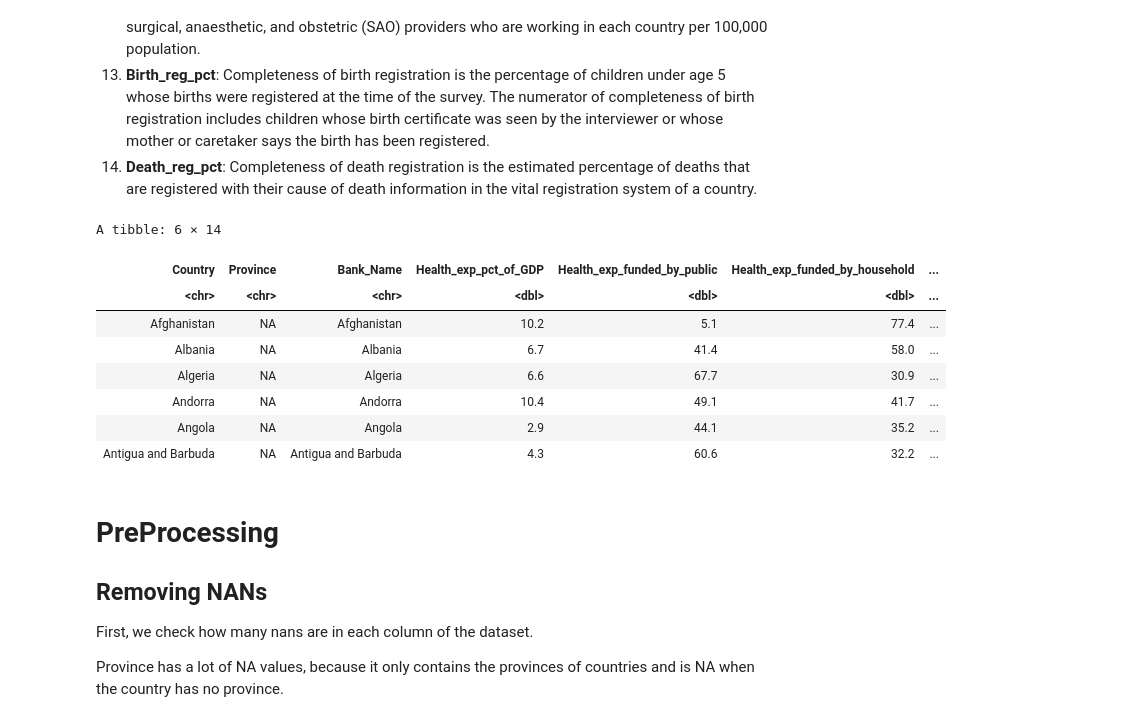
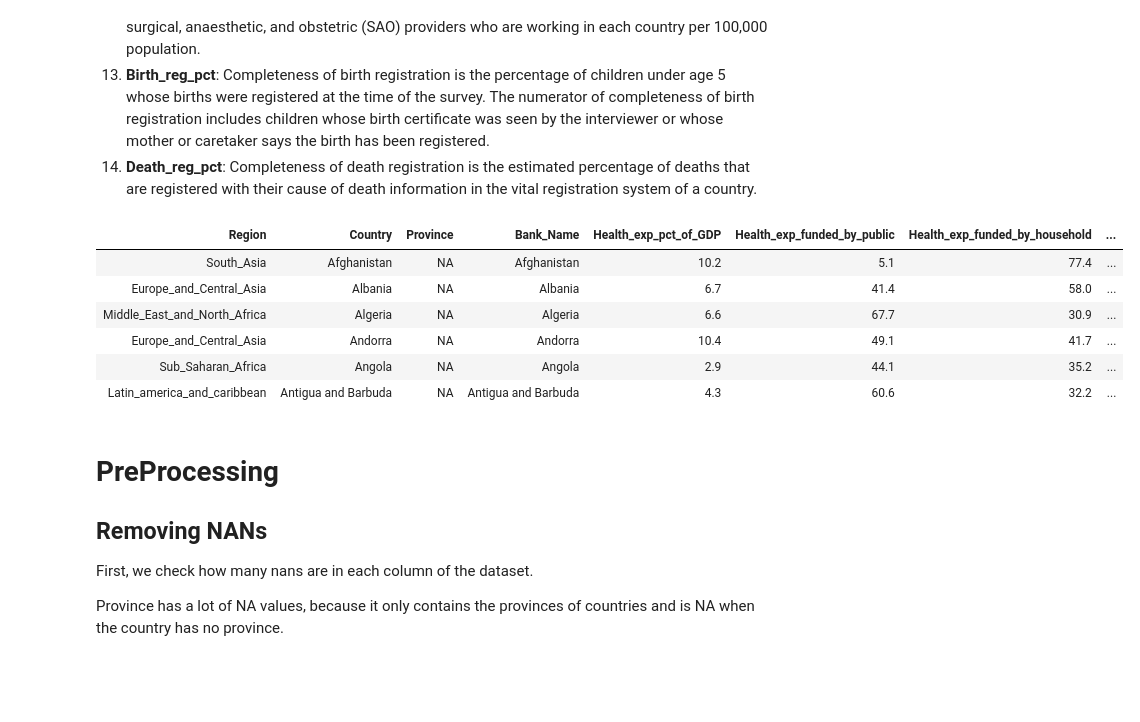
Before and after one commit to BrunoReis18/EAD2, a Jupyter notebook: EDA_Assignment2.ipynb, the cells around one changed output. Drawn from its saved outputs; the diff is of its cells as text; code cells hidden in the pictures; blank space fills up the shorter version.

```diff
--- a/EDA_Assignment2.ipynb
+++ b/EDA_Assignment2.ipynb
@@ -109,20 +109,18 @@ __What does each column mean?__
 13. __Birth_reg_pct__: Completeness of birth registration is the percentage of children under age 5 whose births were registered at the time of the survey. The numerator of completeness of birth registration includes children whose birth certificate was seen by the interviewer or whose mother or caretaker says the birth has been registered.
 14. __Death_reg_pct__: Completeness of death registration is the estimated percentage of deaths that are registered with their cause of death information in the vital registration system of a country.
 # %%
-df = read_csv("2.12_Health_systems.csv", col_types = c("cccddddddddddd"))
-colnames(df) = c("Country", "Province", "Bank_Name", "Health_exp_pct_of_GDP", "Health_exp_funded_by_public", "Health_exp_funded_by_household", "Health_exp_percapita_USD",
-                "Health_exp_percapita_PPP", "Health_exp_pct_funded_by_externals", "Physicians_per_1000", "Nurses_per_1000", "Specialist_surgical_per_100000", "Birth_reg_pct", "Death_reg_pct")
+df = read_delim("2.12_Health_systems_2.csv",delim=";", col_types = c("fcccddddddddddd"))
+colnames(df) = c("Region","Country", "Province", "Bank_Name", "Health_exp_pct_of_GDP", "Health_exp_funded_by_public", "Health_exp_funded_by_household", "Health_exp_percapita_USD",
+                 "Health_exp_percapita_PPP", "Health_exp_pct_funded_by_externals", "Physicians_per_1000", "Nurses_per_1000", "Specialist_surgical_per_100000", "Birth_reg_pct", "Death_reg_pct")
 head(df)
 # %% [output]
-A tibble: 6 × 14
-| Country | Province | Bank_Name | Health_exp_pct_of_GDP | Health_exp_funded_by_public | Health_exp_funded_by_household | ... |
-| <chr> | <chr> | <chr> | <dbl> | <dbl> | <dbl> | ... |
-| Afghanistan | NA | Afghanistan | 10.2 | 5.1 | 77.4 | ... |
-| Albania | NA | Albania | 6.7 | 41.4 | 58.0 | ... |
-| Algeria | NA | Algeria | 6.6 | 67.7 | 30.9 | ... |
-| Andorra | NA | Andorra | 10.4 | 49.1 | 41.7 | ... |
-| Angola | NA | Angola | 2.9 | 44.1 | 35.2 | ... |
-| Antigua and Barbuda | NA | Antigua and Barbuda | 4.3 | 60.6 | 32.2 | ... |
+| Region | Country | Province | Bank_Name | Health_exp_pct_of_GDP | Health_exp_funded_by_public | Health_exp_funded_by_household | ... |
+| South_Asia | Afghanistan | NA | Afghanistan | 10.2 | 5.1 | 77.4 | ... |
+| Europe_and_Central_Asia | Albania | NA | Albania | 6.7 | 41.4 | 58.0 | ... |
+| Middle_East_and_North_Africa | Algeria | NA | Algeria | 6.6 | 67.7 | 30.9 | ... |
+| Europe_and_Central_Asia | Andorra | NA | Andorra | 10.4 | 49.1 | 41.7 | ... |
+| Sub_Saharan_Africa | Angola | NA | Angola | 2.9 | 44.1 | 35.2 | ... |
+| Latin_america_and_caribbean | Antigua and Barbuda | NA | Antigua and Barbuda | 4.3 | 60.6 | 32.2 | ... |
 # %% [markdown]
 # PreProcessing
 ## Removing NANs
```
Also changed, not shown: parts of 21 cells of this notebook, 1 other file.
